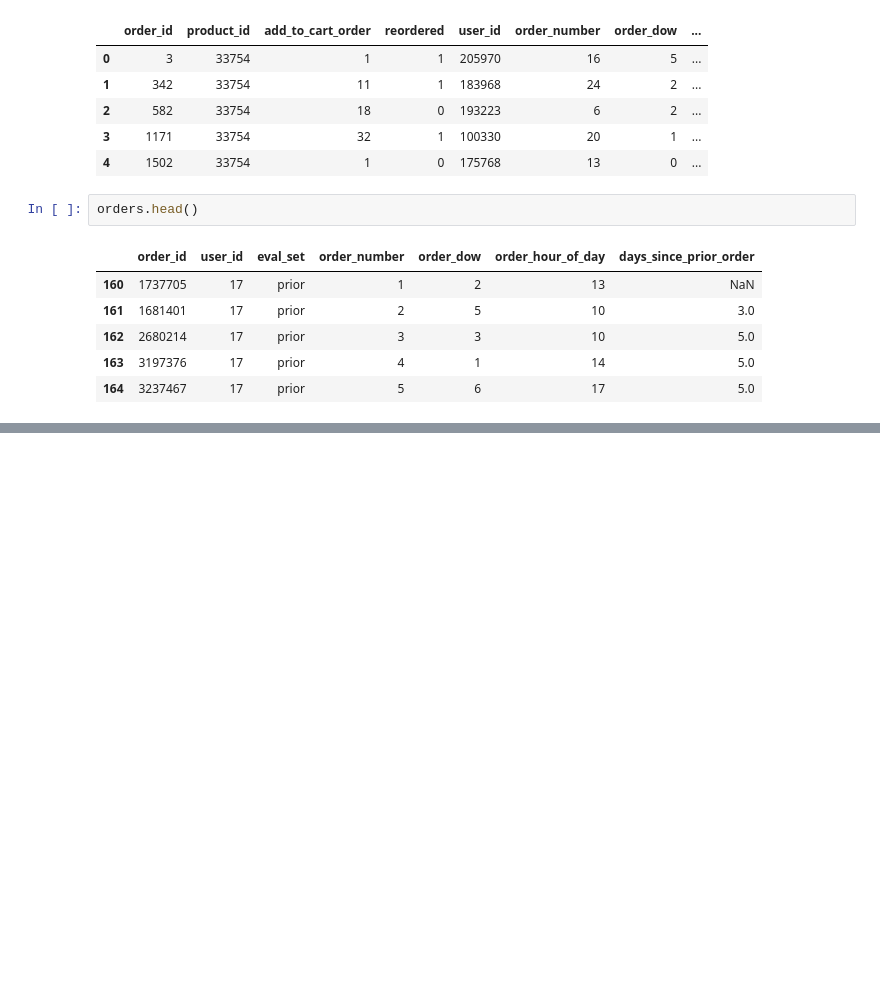
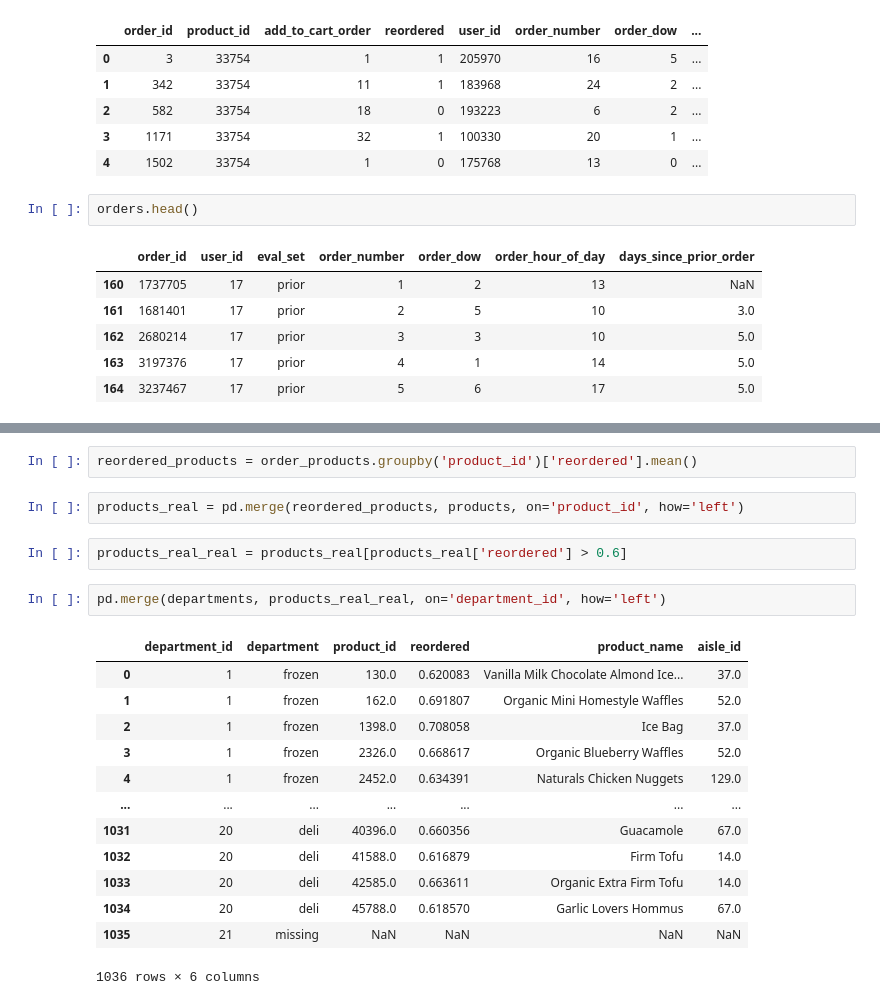
Before and after one commit to WasVelinn/1stPerSonalProjecT, a Jupyter notebook: 개인프로젝트 소스, 시각화.ipynb, the cells around one changed output, grey strips where cells are left out. Drawn from its saved outputs; the diff is of its cells as text; blank space fills up the shorter version.

```diff
--- a/Untitled4.ipynb
+++ b/개인프로젝트 소스, 시각화.ipynb
@@ -549,0 +597,22 @@ plt.show()
+# %%
+reordered_products = order_products.groupby('product_id')['reordered'].mean()
+# %%
+products_real = pd.merge(reordered_products, products, on='product_id', how='left')
+# %%
+products_real_real = products_real[products_real['reordered'] > 0.6]
+# %%
+pd.merge(departments, products_real_real, on='department_id', how='left')
+# %% [output]
+|  | department_id | department | product_id | reordered | product_name | aisle_id |
+| 0 | 1 | frozen | 130.0 | 0.620083 | Vanilla Milk Chocolate Almond Ice... | 37.0 |
+| 1 | 1 | frozen | 162.0 | 0.691807 | Organic Mini Homestyle Waffles | 52.0 |
+| 2 | 1 | frozen | 1398.0 | 0.708058 | Ice Bag | 37.0 |
+| 3 | 1 | frozen | 2326.0 | 0.668617 | Organic Blueberry Waffles | 52.0 |
+| 4 | 1 | frozen | 2452.0 | 0.634391 | Naturals Chicken Nuggets | 129.0 |
+| ... | ... | ... | ... | ... | ... | ... |
+| 1031 | 20 | deli | 40396.0 | 0.660356 | Guacamole | 67.0 |
+| 1032 | 20 | deli | 41588.0 | 0.616879 | Firm Tofu | 14.0 |
+| 1033 | 20 | deli | 42585.0 | 0.663611 | Organic Extra Firm Tofu | 14.0 |
+| 1034 | 20 | deli | 45788.0 | 0.618570 | Garlic Lovers Hommus | 67.0 |
+| 1035 | 21 | missing | NaN | NaN | NaN | NaN |
+1036 rows × 6 columns
```
Also changed, not shown: parts of 25 cells of this notebook, 12 other files.
